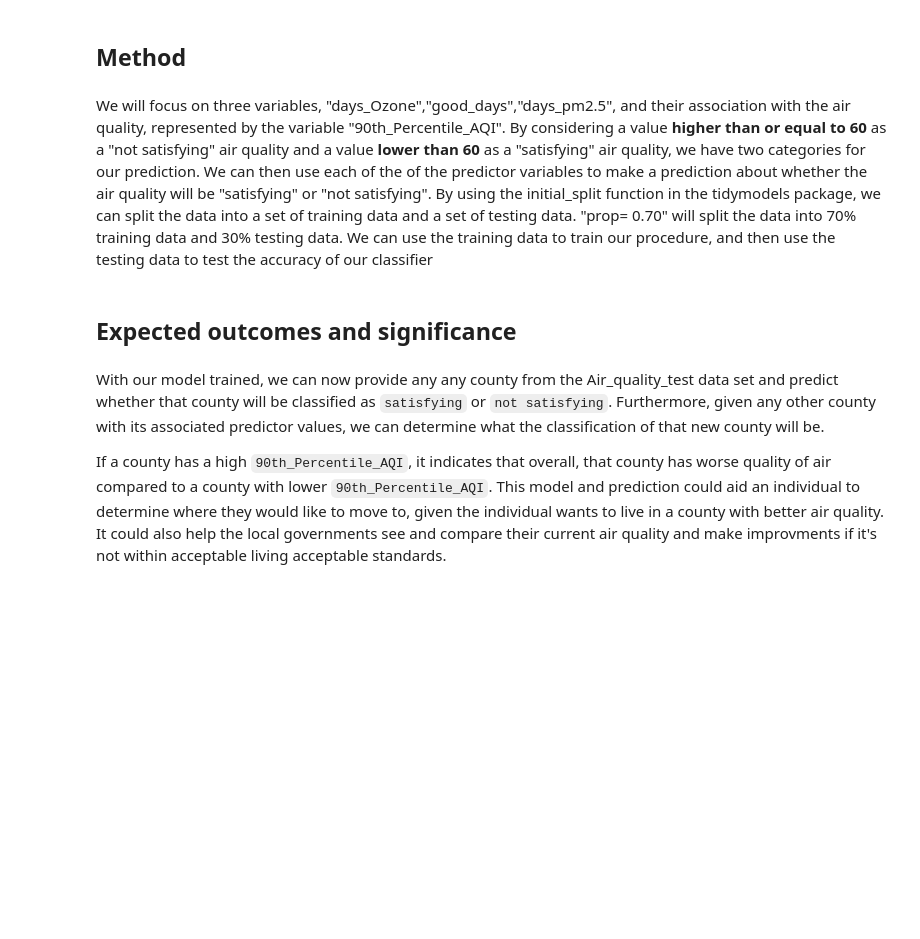
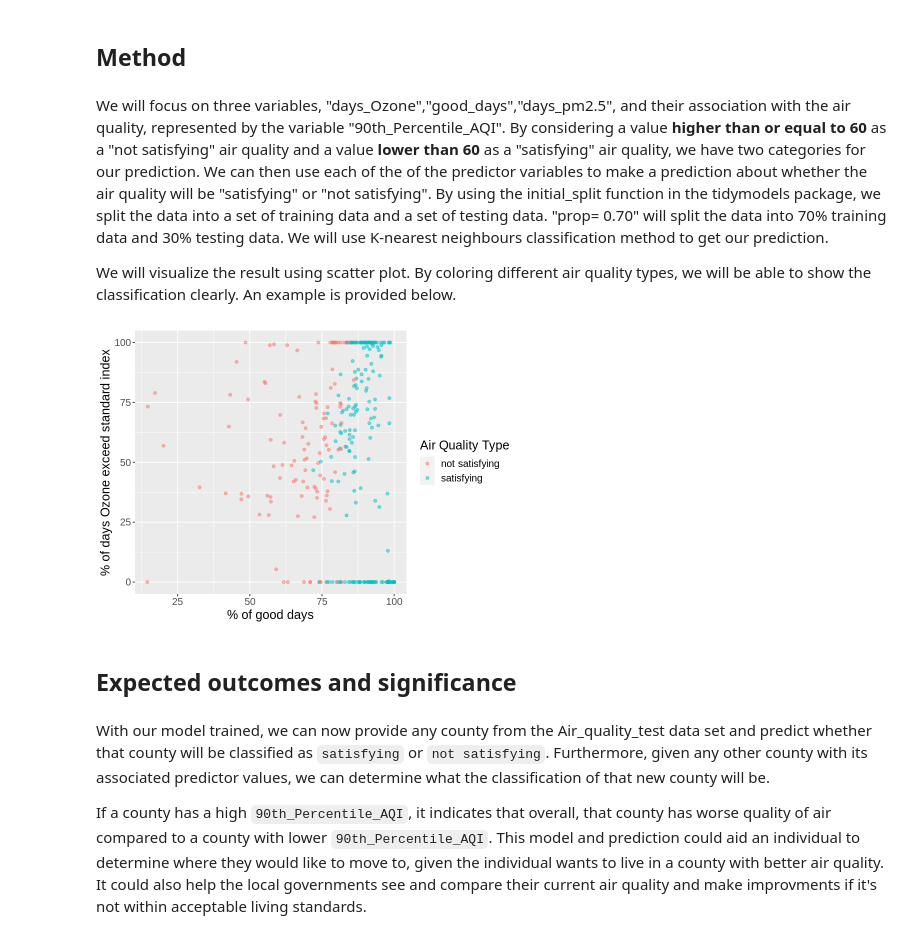
Before and after one commit to Hansen0014/Air-quality-data, a Jupyter notebook: Proposal.ipynb, the cells around one changed output. Cells and saved outputs as stored; diff of their text form; code cells hidden in the pictures; blank space fills up the shorter version.

```diff
--- a/Proposal.ipynb
+++ b/Proposal.ipynb
@@ -175,13 +175,25 @@ represented by the variable "90th_Percentile_AQI". By considering a value **high
 "not satisfying" air quality and a value **lower than 60** as a "satisfying" air quality, we have two categories for
 our prediction. We can then use each of the of the predictor variables to make a prediction about whether the air
 quality will be "satisfying" or "not satisfying". By using the initial_split function in the tidymodels package, we
- can split the data into a set of training data and a set of testing data. "prop= 0.70" will split the data into 70%
-training data and 30% testing data. We can use the training data to train our procedure, and then use the testing
-data to test the accuracy of our classifier
+ split the data into a set of training data and a set of testing data. "prop= 0.70" will split the data into 70%
+training data and 30% testing data. We will use K-nearest neighbours classification method to get our prediction.
+
+We will visualize the result using scatter plot. By coloring different air quality types, we will be able to show the classification clearly. An example is provided below.
+# %%
+example_plot <- ggplot(data = Air_quality_test,aes(x = per_good_days, y = per_days_Ozone)) +
+    geom_point(aes(colour = air_quality_type), alpha = 0.5) +
+    labs(colour = "Air Quality Type") +
+    xlab("% of good days") +
+    ylab("% of days Ozone exceed standard index") +
+    theme(text = element_text(size = 15),legend.position = "right")
+    options(repr.plot.width = 7, repr.plot.height = 5)
+example_plot
+# %% [output]
+[figure, added]
 # %% [markdown]
 ## Expected outcomes and significance
 # %% [markdown]
-With our model trained, we can now provide any any county from the Air_quality_test data set and predict whether that county will be classified as `satisfying` or `not satisfying`. Furthermore, given any other county with its associated predictor values, we can determine what the classification of that new county will be.
+With our model trained, we can now provide any county from the Air_quality_test data set and predict whether that county will be classified as `satisfying` or `not satisfying`. Furthermore, given any other county with its associated predictor values, we can determine what the classification of that new county will be.
 
 If a county has a high `90th_Percentile_AQI`, it indicates that overall, that county has worse quality of air compared to a county with lower `90th_Percentile_AQI`.
-This model and prediction could aid an individual to determine where they would like to move to, given the individual wants to live in a county with better air quality. It could also help the local governments see and compare their current air quality and make improvments if it's not within acceptable living acceptable standards.
+This model and prediction could aid an individual to determine where they would like to move to, given the individual wants to live in a county with better air quality. It could also help the local governments see and compare their current air quality and make improvments if it's not within acceptable living standards.
```
Also changed, not shown: parts of 6 cells of this notebook.
